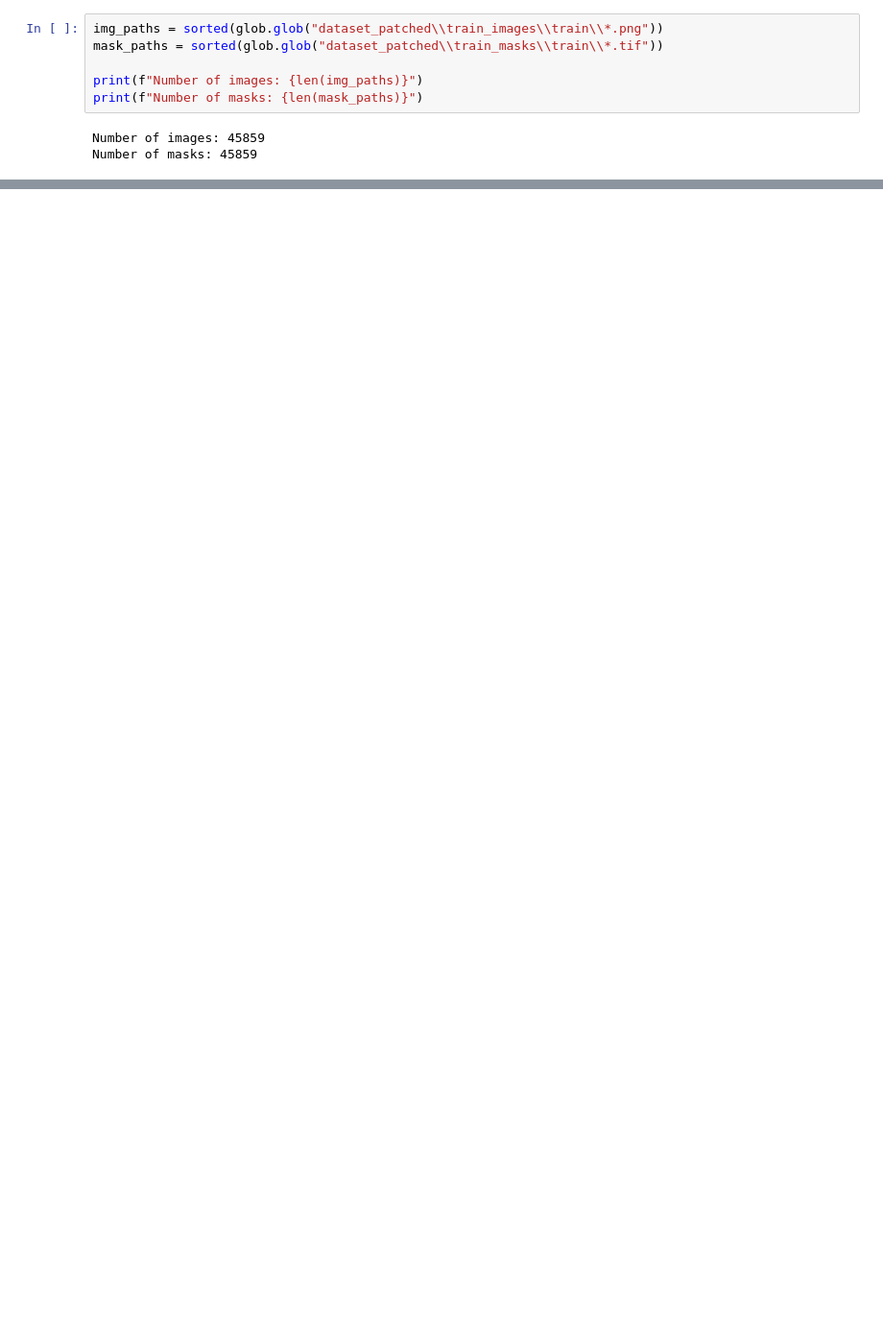
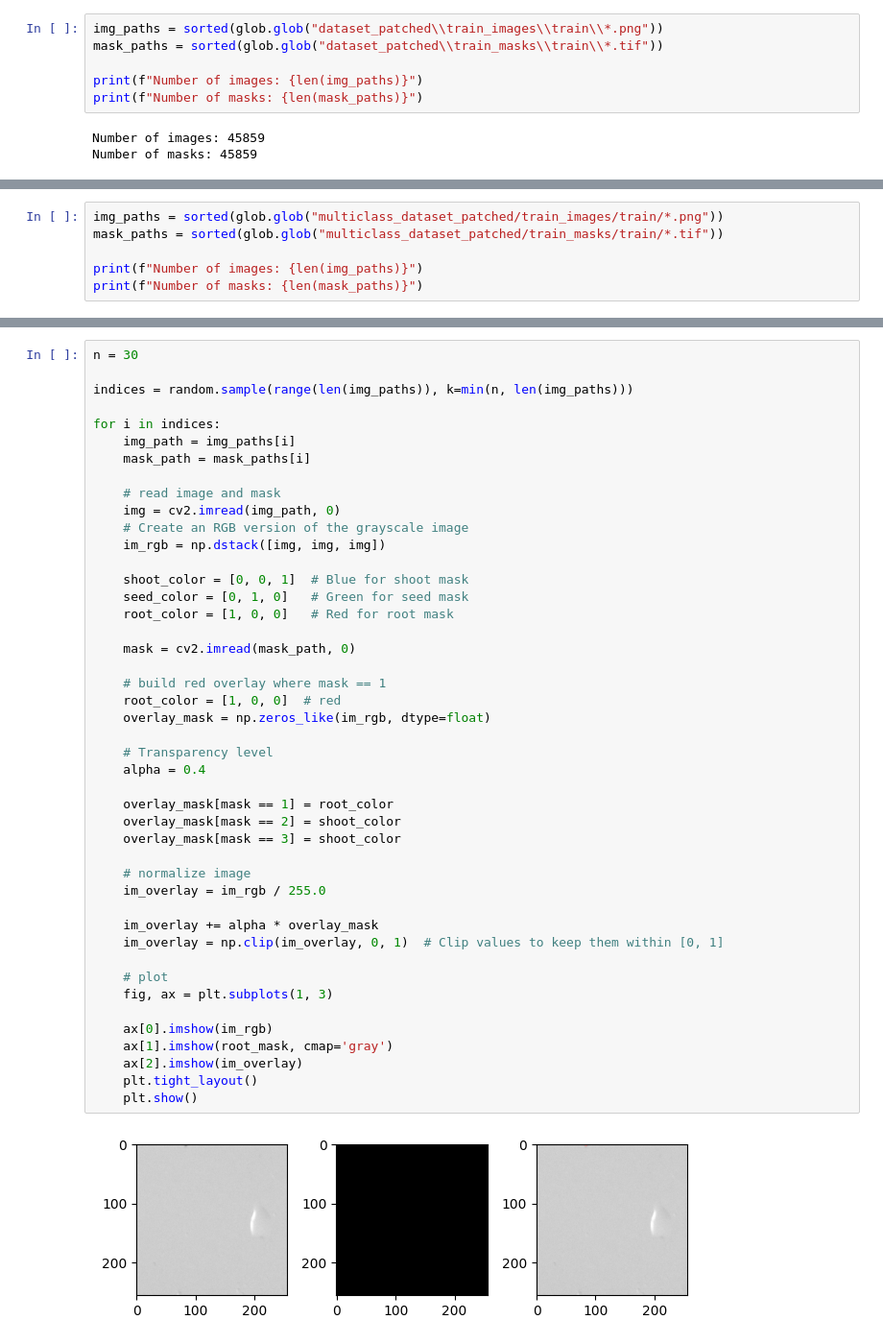
Before and after one commit to MaciejCzerniak243552/ot2-rl-243552-maciej, a Jupyter notebook: Task_4/task_4.ipynb, the cells around one changed output, grey strips where cells are left out. Shown at 96% size. Cells and saved outputs as stored; diff of their text form; blank space fills up the shorter version.

Commit message:
Task 5
Switched from single class to multiclass model

```diff
--- a/Task_4/task_4.ipynb
+++ b/Task_4/task_4.ipynb
@@ -304,0 +492,6 @@ for i in indices:
+# %%
+img_paths = sorted(glob.glob("multiclass_dataset_patched/train_images/train/*.png"))
+mask_paths = sorted(glob.glob("multiclass_dataset_patched/train_masks/train/*.tif"))
+
+print(f"Number of images: {len(img_paths)}")
+print(f"Number of masks: {len(mask_paths)}")
@@ -304,0 +503,47 @@ for i in indices:
+# %%
+n = 30
+
+indices = random.sample(range(len(img_paths)), k=min(n, len(img_paths)))
+
+for i in indices:
+    img_path = img_paths[i]
+    mask_path = mask_paths[i]
+
+    # read image and mask
+    img = cv2.imread(img_path, 0)
+    # Create an RGB version of the grayscale image
+    im_rgb = np.dstack([img, img, img])
+
+    shoot_color = [0, 0, 1]  # Blue for shoot mask
+    seed_color = [0, 1, 0]   # Green for seed mask
+    root_color = [1, 0, 0]   # Red for root mask
+
+    mask = cv2.imread(mask_path, 0)
+
+    # build red overlay where mask == 1
+    root_color = [1, 0, 0]  # red
+    overlay_mask = np.zeros_like(im_rgb, dtype=float)
+
+    # Transparency level
+    alpha = 0.4
+
+    overlay_mask[mask == 1] = root_color
+    overlay_mask[mask == 2] = shoot_color
+    overlay_mask[mask == 3] = shoot_color
+
+    # normalize image
+    im_overlay = im_rgb / 255.0
+
+    im_overlay += alpha * overlay_mask
+    im_overlay = np.clip(im_overlay, 0, 1)  # Clip values to keep them within [0, 1]
+
+    # plot
+    fig, ax = plt.subplots(1, 3)
+
+    ax[0].imshow(im_rgb)
+    ax[1].imshow(root_mask, cmap='gray')
+    ax[2].imshow(im_overlay)
+    plt.tight_layout()
+    plt.show()
+# %% [output]
+[figure, added]
```
Also changed, not shown: parts of 24 cells of this notebook, 20 other files.
